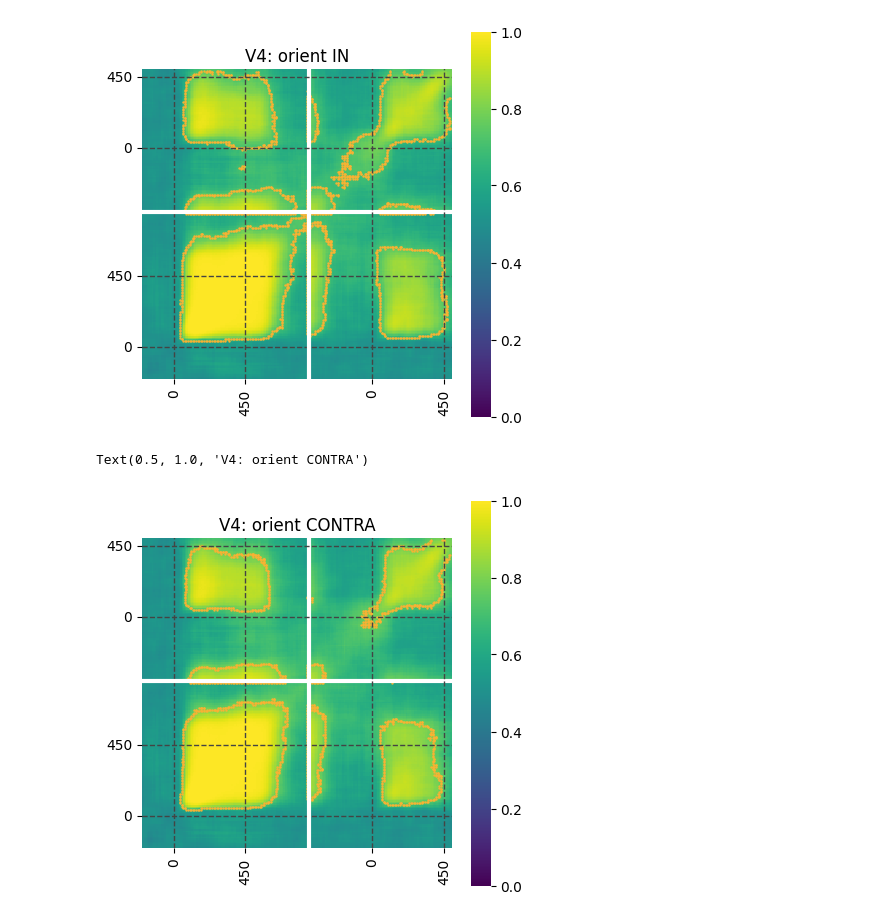
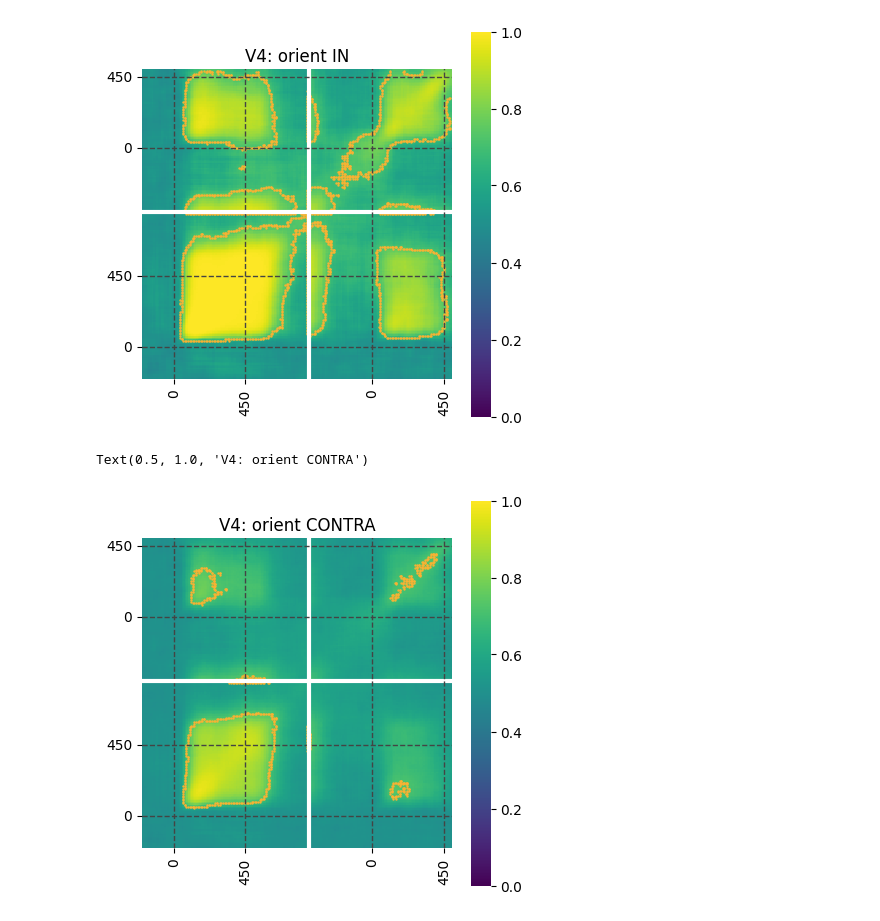
Before and after one commit to Ibos-lab/Users, a Jupyter notebook: losadac/decoder/prepare_data.ipynb, the cells around one changed output. Cells and saved outputs as stored; diff of their text form; code cells hidden in the pictures.

```diff
--- a/losadac/decoder/prepare_data.ipynb
+++ b/losadac/decoder/prepare_data.ipynb
@@ -386,26 +390,27 @@ to_decode ='orient'
 rfpos='contra_rf'
 chance = 0.5
 date = '2024_08_30_14_45_04'
-res = Results.from_python_hdf5(f'/envau/work/invibe/USERS/IBOS/data/Riesling/TSCM/OpenEphys/decoding/contra_ipsi/{date}/{rfpos}/{to_decode}/{area}/performance_decoder.h5')
+
+res = Results.from_python_hdf5(f'//envau_cifs.intlocal.univ-amu.fr/work/invibe/USERS/IBOS/data/Riesling/TSCM/OpenEphys/decoding/test/2024_08_30_19_18_35/contra_rf/orient/v4/performance_decoder.h5')
 # %%
 f,ax=plt.subplots(figsize=(5,5))
 ticks= [20,65,145,190]
 label_ticks = ((np.array([20,65,20,65])-20)*10).astype(str)
-xx,yy=define_contour_latencies(np.sum(res.perf>10,axis=0), thresh=990)
+xx,yy=define_contour_latencies(np.sum(res.perf>10,axis=0), thresh=950)
 sns.heatmap(np.mean(res.perf,axis=0)/20,ax=ax,cmap='viridis',square=True,vmin=0,vmax=1)
 ax.scatter(xx,yy,s=0.5,color = '#F9B233')
 ax.axes.invert_yaxis()
 ax.vlines([20,65],0,200,'#444444','--',linewidth=1)
 ax.hlines([20,65],0,200,'#444444','--',linewidth=1)
 ax.vlines([105],0,200,'white',linewidth=3)
 ax.hlines([105],0,200,'white',linewidth=3)
 ax.vlines([145,190],0,200,'#444444','--',linewidth=1)
 ax.hlines([145,190],0,200,'#444444','--',linewidth=1)
 ax.set_yticks(ticks)
 ax.set_xticks(ticks)
 ax.set_yticklabels(label_ticks)
 ax.set_xticklabels(label_ticks)
 ax.set_title(f'{area.upper()}: {to_decode} {rfpos.split("_")[0].upper()}')
 # %% [output]
 Text(0.5, 1.0, 'V4: orient CONTRA')
-[figure, old version]
+[figure, new version]
```
Also changed, not shown: parts of 1 cell of this notebook, 1 other file.
